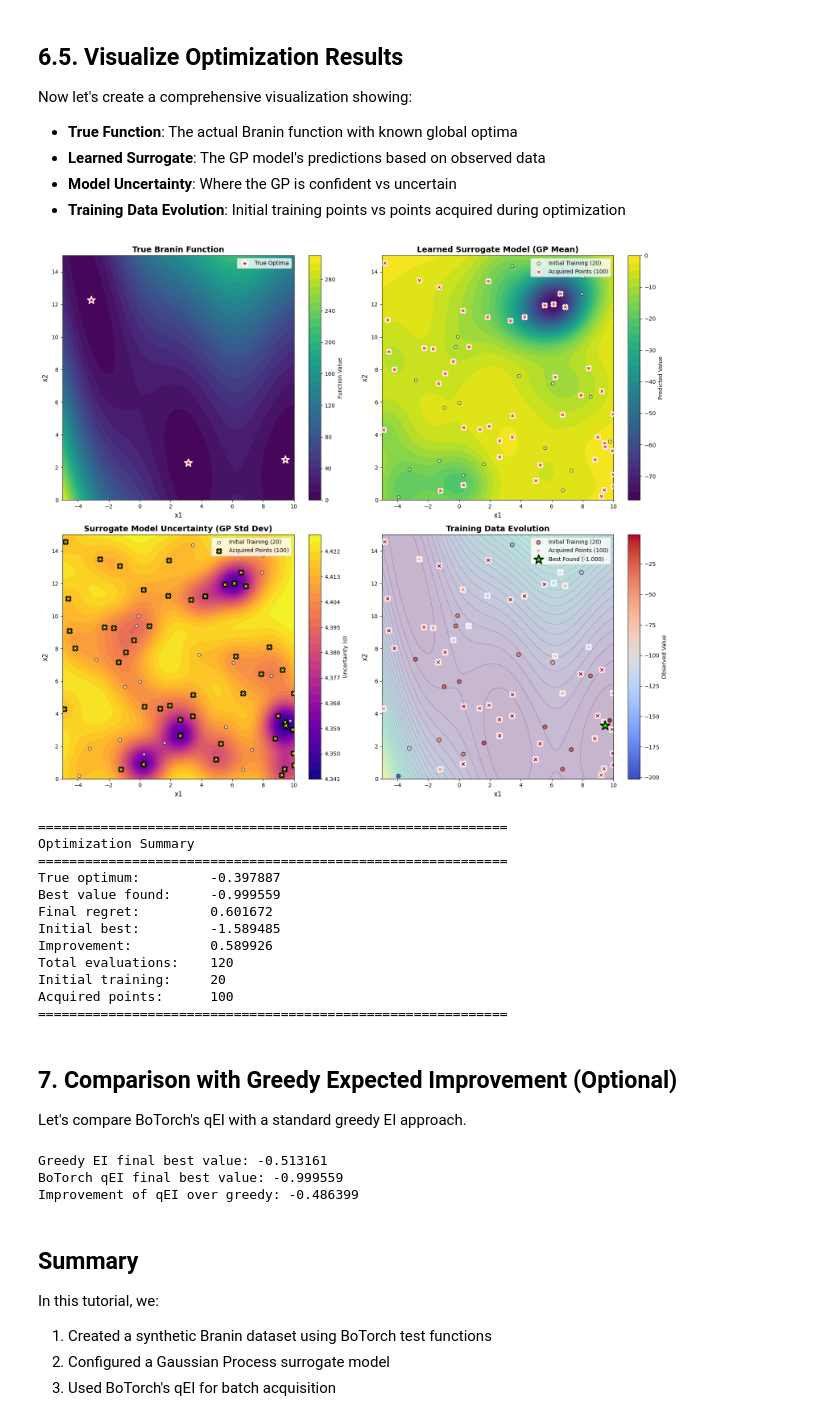
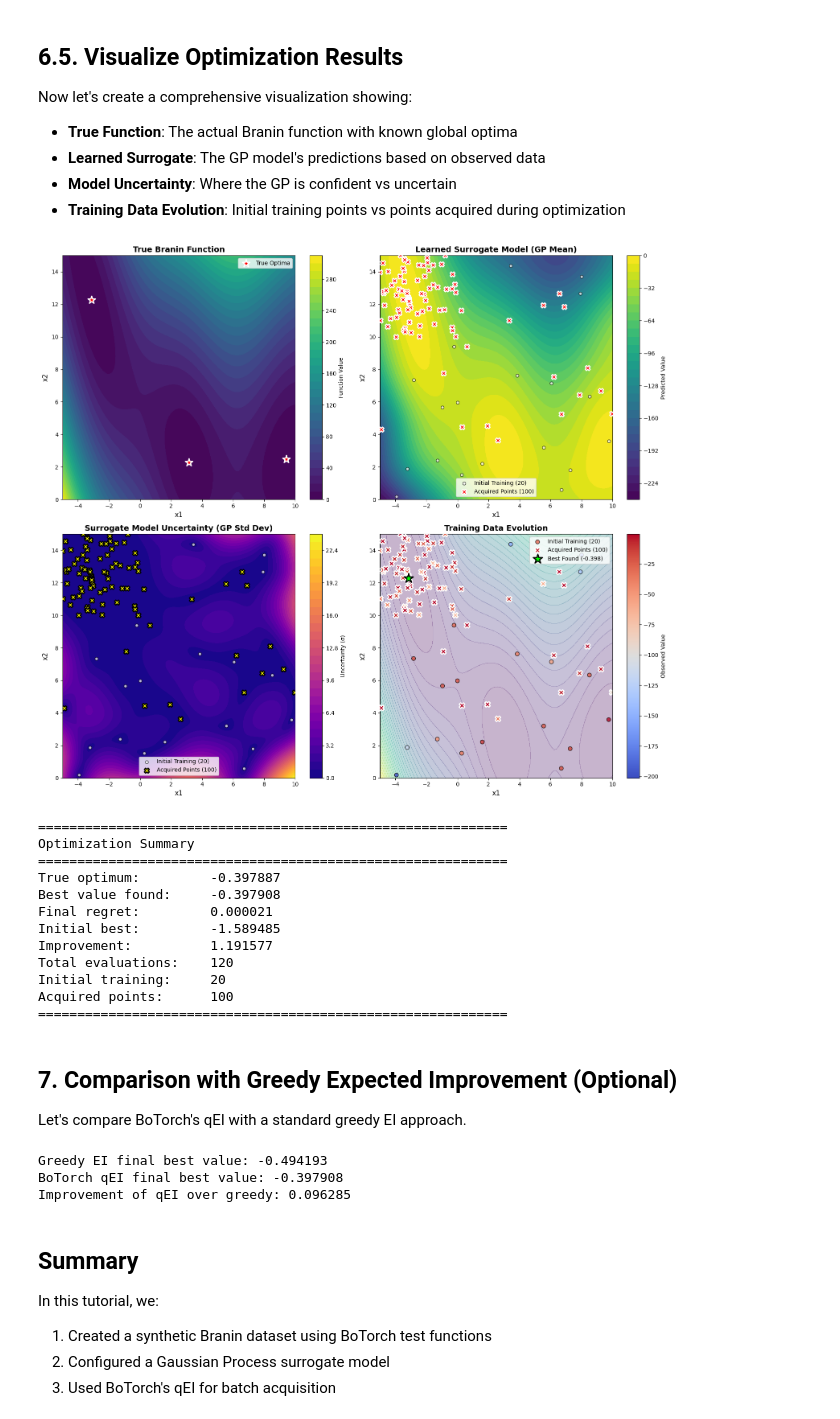
Before and after one commit to instadeepai/alf, a Jupyter notebook: tutorials/botorch_synthetic_tutorial.ipynb, the cells around one changed output. Saved outputs shown, nothing was run; the diff lists cells and outputs as text; code cells hidden in the pictures.

```diff
--- a/tutorials/botorch_synthetic_tutorial.ipynb
+++ b/tutorials/botorch_synthetic_tutorial.ipynb
@@ -86,3 +65,16 @@ surrogate = Surrogate(model=gp_model)
+# %%
+# Create BoTorch GP model
+# This model uses BoTorch's SingleTaskGP with modern defaults and
+# automatic input/output normalization
+gp_model = BoTorchGPModel(
+    normalize_inputs=True,
+    standardize_outputs=True,
+    num_iterations=100,
+    optimizer="scipy",  # Use scipy L-BFGS-B optimizer
+)
+
+# Wrap in Surrogate
+surrogate = Surrogate(model=gp_model)
 # %% [markdown]
 ## 3. Configure BoTorch qEI Acquisition Function
 
@@ -266,8 +256,8 @@ Now let's create a comprehensive visualization showing:
 # - Acquired points throughout the run
 
 # Create a dense grid for plotting
-x1 = np.linspace(bounds[0, 0].item(), bounds[1, 0].item(), 100)
-x2 = np.linspace(bounds[0, 1].item(), bounds[1, 1].item(), 100)
+x1 = np.linspace(dataset.bounds[0, 0].item(), dataset.bounds[1, 0].item(), 100)
+x2 = np.linspace(dataset.bounds[0, 1].item(), dataset.bounds[1, 1].item(), 100)
 X1, X2 = np.meshgrid(x1, x2)
 grid_points = np.column_stack([X1.ravel(), X2.ravel()])
 
@@ -275,18 +265,17 @@ grid_points = np.column_stack([X1.ravel(), X2.ravel()])
 true_values = dataset.test_fn(torch.tensor(grid_points, dtype=torch.float32))
 true_values = true_values.numpy().reshape(X1.shape)
 
-# Get surrogate predictions
-gp_model.gp_model.eval()
+# Get surrogate predictions from the already-trained model
+# Access the underlying BoTorch model directly for efficient grid prediction
+grid_tensor = torch.tensor(grid_points, dtype=torch.float32)
+surrogate.model.model.eval()
 with torch.no_grad():
-    # Prepare grid for GP
-    grid_tensor = torch.tensor(grid_points, dtype=torch.float32)
-    # Get predictions
-    predictions = gp_model.likelihood(gp_model.gp_model(grid_tensor))
-    mean_pred = predictions.mean.numpy().reshape(X1.shape)
-    var_pred = predictions.variance.numpy().reshape(X1.shape)
+    posterior = surrogate.model.model.posterior(grid_tensor)
+    mean_pred = posterior.mean.squeeze(-1).cpu().numpy().reshape(X1.shape)
+    var_pred = posterior.variance.squeeze(-1).cpu().numpy().reshape(X1.shape)
     std_pred = np.sqrt(var_pred)
 
-# Get training data
+# Get training data from the final state
 train_X = np.array([cand.data for cand in state.dataset.train_dataset.candidates])
 train_y = state.dataset.train_dataset.labels
 
@@ -459,42 +448,42 @@ cbar = plt.colorbar(
 best_idx = np.argmax(train_y)
 ax4.scatter(
     train_X[best_idx, 0],
     train_X[best_idx, 1],
     c="lime",
     s=300,
     marker="*",
     edgecolors="black",
     linewidths=2,
     label=f"Best Found ({train_y[best_idx]:.3f})",
     zorder=5,
 )
 ax4.legend(fontsize=10, loc="upper right")
 
 plt.tight_layout()
 plt.show()
 
 print(f"\n{'=' * 60}")
 print("Optimization Summary")
 print(f"{'=' * 60}")
 print(f"True optimum:         {dataset.true_optimum:.6f}")
 print(f"Best value found:     {train_y.max():.6f}")
 print(f"Final regret:         {dataset.true_optimum - train_y.max():.6f}")
 print(f"Initial best:         {initial_y.max():.6f}")
 print(f"Improvement:          {train_y.max() - initial_y.max():.6f}")
 print(f"Total evaluations:    {len(train_X)}")
 print(f"Initial training:     {len(initial_X)}")
 print(f"Acquired points:      {len(acquired_X_np)}")
 print(f"{'=' * 60}")
 # %% [output]
-[figure, old version]
+[figure, new version]
 ============================================================
 Optimization Summary
 ============================================================
 True optimum:         -0.397887
-Best value found:     -0.999559
-Final regret:         0.601672
+Best value found:     -0.397908
+Final regret:         0.000021
 Initial best:         -1.589485
-Improvement:          0.589926
+Improvement:          1.191577
 Total evaluations:    120
 Initial training:     20
 Acquired points:      100
@@ -523,9 +512,11 @@ optimizer_greedy = Optimizer(acquisition_fn=greedy_acq, search_fn=search_fn_gree
 oracle_greedy = Oracle(scorer=dataset_greedy)
 
 # Create new GP model for greedy approach
-gp_model_greedy = GPModelTrainer(
-    model_config=gp_config,
-    train_config=gp_train_config,
+gp_model_greedy = BoTorchGPModel(
+    normalize_inputs=True,
+    standardize_outputs=True,
+    num_iterations=100,
+    optimizer="scipy",
 )
 
 # Run greedy optimization
@@ -557,9 +548,9 @@ print(f"\nGreedy EI final best value: {best_value_greedy:.6f}")
 print(f"BoTorch qEI final best value: {best_value_qei:.6f}")
 print(f"Improvement of qEI over greedy: {(best_value_qei - best_value_greedy):.6f}")
 # %% [output]
-Greedy EI final best value: -0.513161
-BoTorch qEI final best value: -0.999559
-Improvement of qEI over greedy: -0.486399
+Greedy EI final best value: -0.494193
+BoTorch qEI final best value: -0.397908
+Improvement of qEI over greedy: 0.096285
 # %% [markdown]
 ## Summary
 
```
Also changed, not shown: parts of 6 cells of this notebook, 26 other files.
